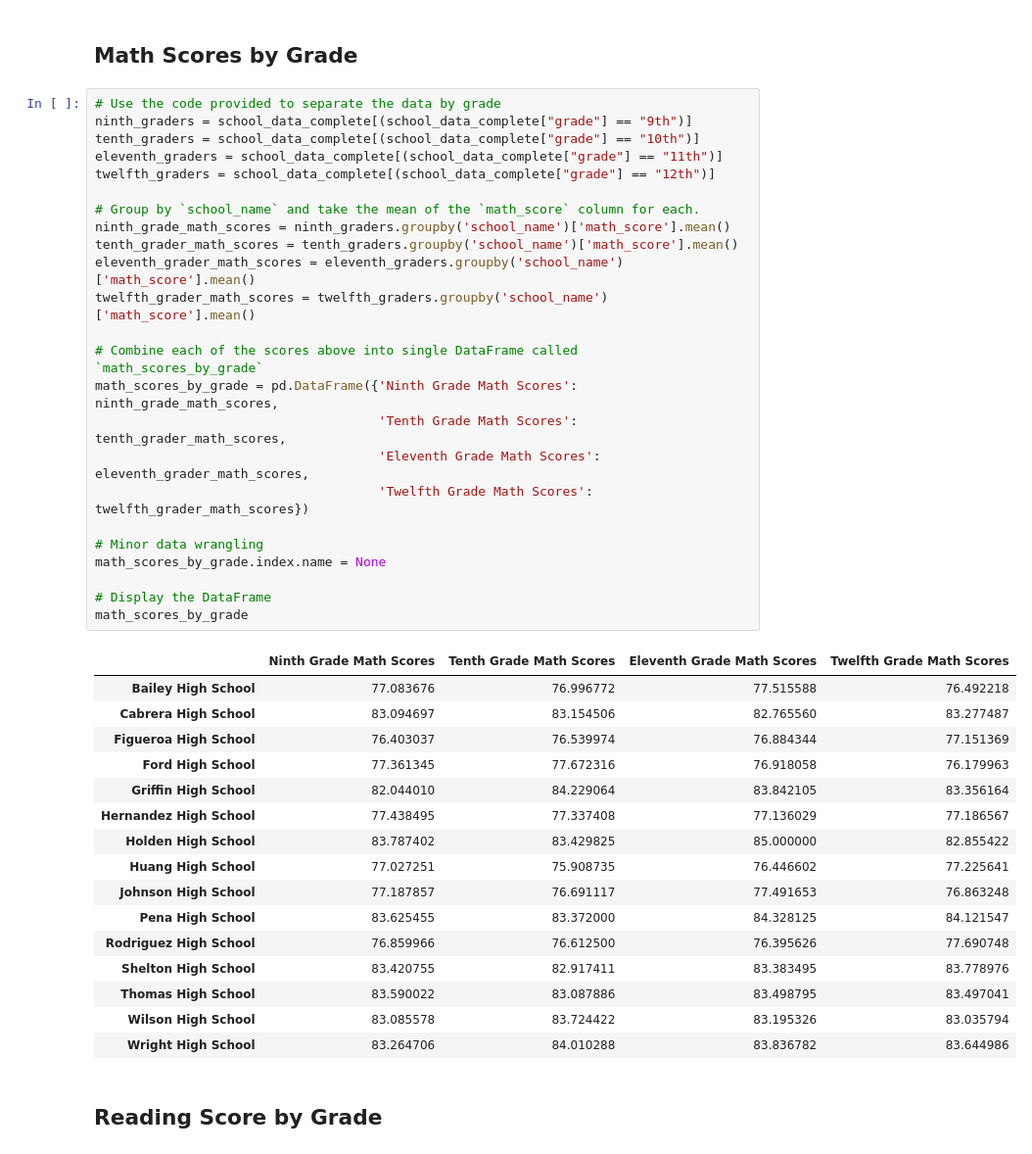
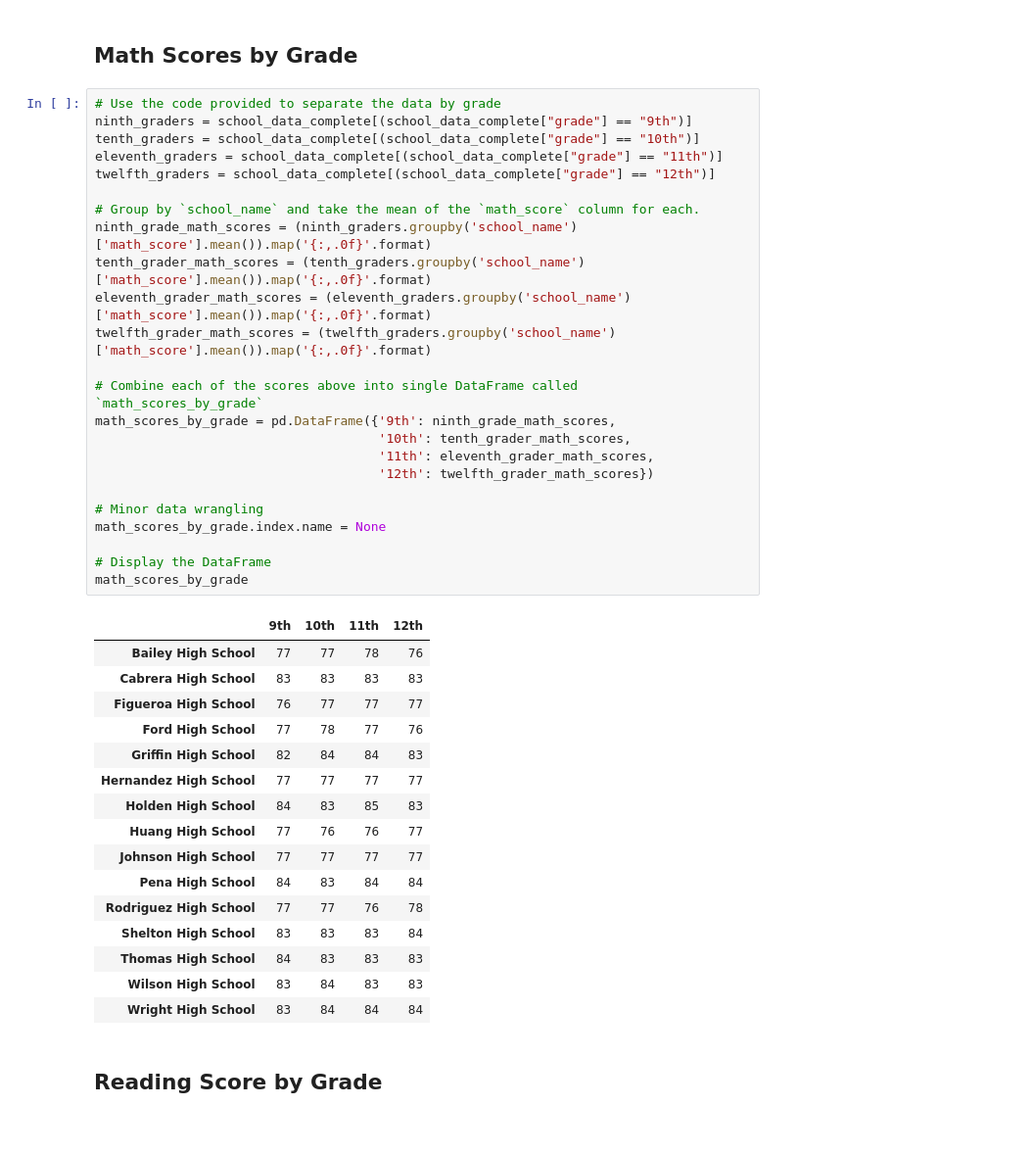
Before and after one commit to mshaaban1400/pandas-challenge, a Jupyter notebook: PyCitySchools/PyCitySchools_starter.ipynb, the cells around one changed output. Shown: that part at 98% size. Saved outputs shown, nothing was run; the diff lists cells and outputs as text.

```diff
--- a/PyCitySchools/PyCitySchools_starter.ipynb
+++ b/PyCitySchools/PyCitySchools_starter.ipynb
@@ -355,44 +228,44 @@ bottom_schools.head(5)
 # %%
 # Use the code provided to separate the data by grade
 ninth_graders = school_data_complete[(school_data_complete["grade"] == "9th")]
 tenth_graders = school_data_complete[(school_data_complete["grade"] == "10th")]
 eleventh_graders = school_data_complete[(school_data_complete["grade"] == "11th")]
 twelfth_graders = school_data_complete[(school_data_complete["grade"] == "12th")]
 
 # Group by `school_name` and take the mean of the `math_score` column for each.
-ninth_grade_math_scores = ninth_graders.groupby('school_name')['math_score'].mean()
-tenth_grader_math_scores = tenth_graders.groupby('school_name')['math_score'].mean()
-eleventh_grader_math_scores = eleventh_graders.groupby('school_name')['math_score'].mean()
-twelfth_grader_math_scores = twelfth_graders.groupby('school_name')['math_score'].mean()
+ninth_grade_math_scores = (ninth_graders.groupby('school_name')['math_score'].mean()).map('{:,.0f}'.format)
+tenth_grader_math_scores = (tenth_graders.groupby('school_name')['math_score'].mean()).map('{:,.0f}'.format)
+eleventh_grader_math_scores = (eleventh_graders.groupby('school_name')['math_score'].mean()).map('{:,.0f}'.format)
+twelfth_grader_math_scores = (twelfth_graders.groupby('school_name')['math_score'].mean()).map('{:,.0f}'.format)
 
 # Combine each of the scores above into single DataFrame called `math_scores_by_grade`
-math_scores_by_grade = pd.DataFrame({'Ninth Grade Math Scores': ninth_grade_math_scores,
-                                     'Tenth Grade Math Scores': tenth_grader_math_scores,
-                                     'Eleventh Grade Math Scores': eleventh_grader_math_scores,
-                                     'Twelfth Grade Math Scores': twelfth_grader_math_scores})
+math_scores_by_grade = pd.DataFrame({'9th': ninth_grade_math_scores,
+                                     '10th': tenth_grader_math_scores,
+                                     '11th': eleventh_grader_math_scores,
+                                     '12th': twelfth_grader_math_scores})
 
 # Minor data wrangling
 math_scores_by_grade.index.name = None
 
 # Display the DataFrame
 math_scores_by_grade
 # %% [output]
-|  | Ninth Grade Math Scores | Tenth Grade Math Scores | Eleventh Grade Math Scores | Twelfth Grade Math Scores |
-| Bailey High School | 77.083676 | 76.996772 | 77.515588 | 76.492218 |
-| Cabrera High School | 83.094697 | 83.154506 | 82.765560 | 83.277487 |
-| Figueroa High School | 76.403037 | 76.539974 | 76.884344 | 77.151369 |
-| Ford High School | 77.361345 | 77.672316 | 76.918058 | 76.179963 |
-| Griffin High School | 82.044010 | 84.229064 | 83.842105 | 83.356164 |
-| Hernandez High School | 77.438495 | 77.337408 | 77.136029 | 77.186567 |
-| Holden High School | 83.787402 | 83.429825 | 85.000000 | 82.855422 |
-| Huang High School | 77.027251 | 75.908735 | 76.446602 | 77.225641 |
-| Johnson High School | 77.187857 | 76.691117 | 77.491653 | 76.863248 |
-| Pena High School | 83.625455 | 83.372000 | 84.328125 | 84.121547 |
-| Rodriguez High School | 76.859966 | 76.612500 | 76.395626 | 77.690748 |
-| Shelton High School | 83.420755 | 82.917411 | 83.383495 | 83.778976 |
-| Thomas High School | 83.590022 | 83.087886 | 83.498795 | 83.497041 |
-| Wilson High School | 83.085578 | 83.724422 | 83.195326 | 83.035794 |
-| Wright High School | 83.264706 | 84.010288 | 83.836782 | 83.644986 |
+|  | 9th | 10th | 11th | 12th |
+| Bailey High School | 77 | 77 | 78 | 76 |
+| Cabrera High School | 83 | 83 | 83 | 83 |
+| Figueroa High School | 76 | 77 | 77 | 77 |
+| Ford High School | 77 | 78 | 77 | 76 |
+| Griffin High School | 82 | 84 | 84 | 83 |
+| Hernandez High School | 77 | 77 | 77 | 77 |
+| Holden High School | 84 | 83 | 85 | 83 |
+| Huang High School | 77 | 76 | 76 | 77 |
+| Johnson High School | 77 | 77 | 77 | 77 |
+| Pena High School | 84 | 83 | 84 | 84 |
+| Rodriguez High School | 77 | 77 | 76 | 78 |
+| Shelton High School | 83 | 83 | 83 | 84 |
+| Thomas High School | 84 | 83 | 83 | 83 |
+| Wilson High School | 83 | 84 | 83 | 83 |
+| Wright High School | 83 | 84 | 84 | 84 |
 # %% [markdown]
 ## Reading Score by Grade
 # %%
```
Also changed, not shown: parts of 37 cells of this notebook, 1 other file.
